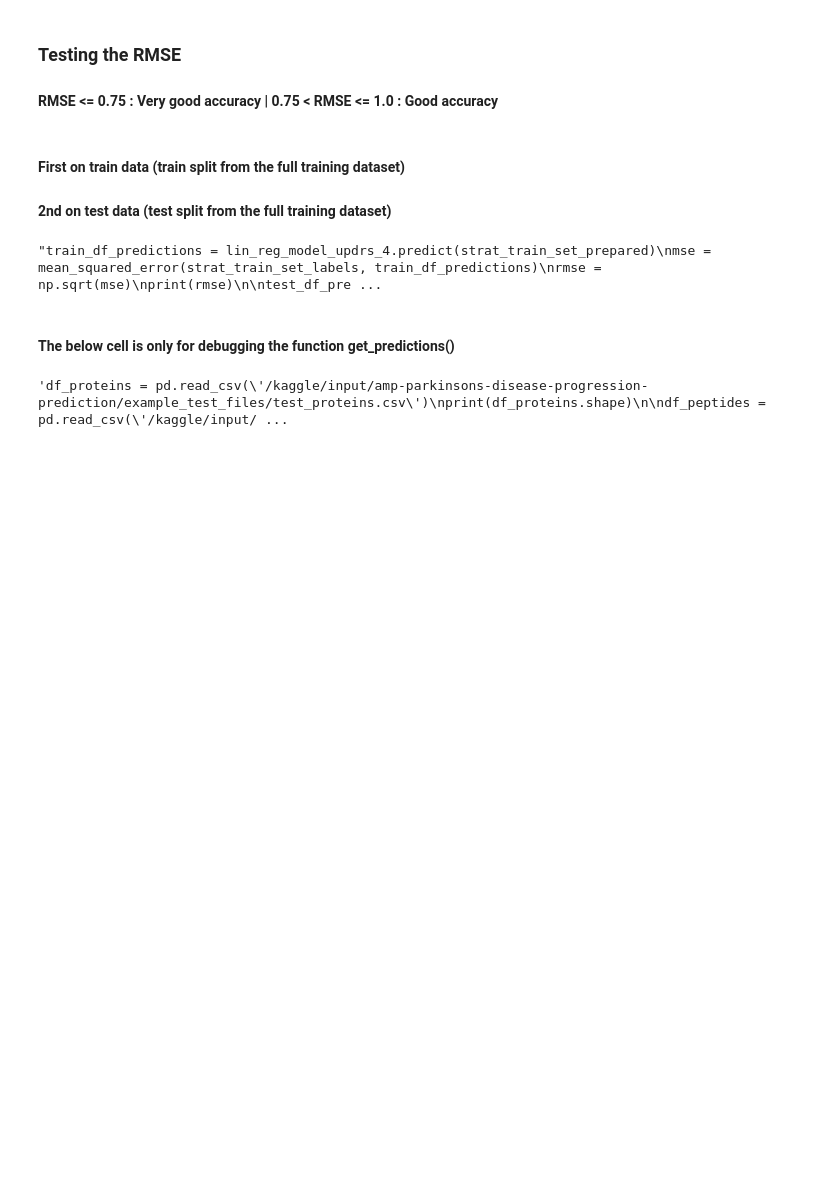
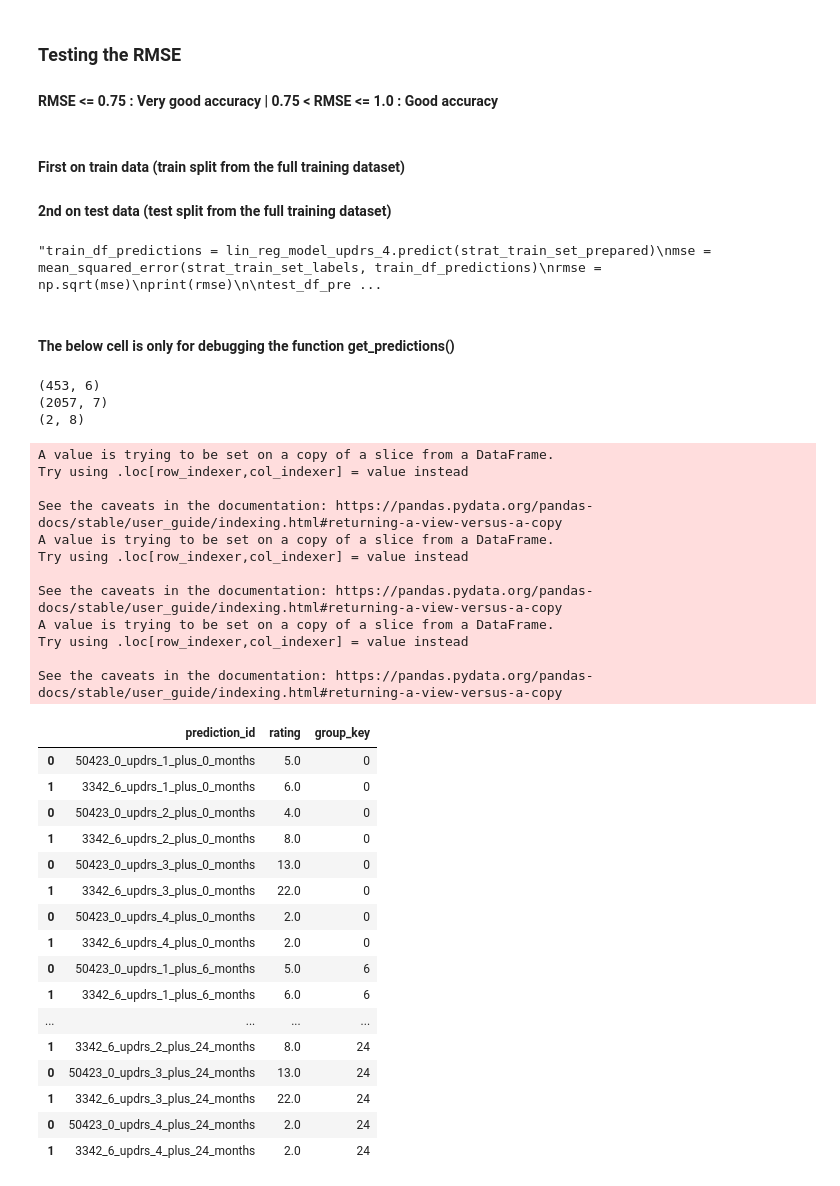
Before and after one commit to sumaniitm/AMP-parkinsons-disease-progression-prediction, a Jupyter notebook: amp-parkinson-s-disease-progression-prediction.ipynb, the cells around one changed output. Saved outputs shown, nothing was run; the diff lists cells and outputs as text; code cells hidden in the pictures; blank space fills up the shorter version.

Commit message:
Kaggle Notebook | AMP®-Parkinson's Disease Progression Prediction | Version 22

```diff
--- a/amp-parkinson-s-disease-progression-prediction.ipynb
+++ b/amp-parkinson-s-disease-progression-prediction.ipynb
@@ -278,7 +278,7 @@ model_dict"""
 # %% [markdown]
 #### The below cell is only for debugging the function get_predictions()
 # %%
-"""df_proteins = pd.read_csv('/kaggle/input/amp-parkinsons-disease-progression-prediction/example_test_files/test_proteins.csv')
+df_proteins = pd.read_csv('/kaggle/input/amp-parkinsons-disease-progression-prediction/example_test_files/test_proteins.csv')
 print(df_proteins.shape)
 
 df_peptides = pd.read_csv('/kaggle/input/amp-parkinsons-disease-progression-prediction/example_test_files/test_peptides.csv')
@@ -301,37 +301,69 @@ list_of_updrs_tests = ['updrs_1','updrs_2','updrs_3','updrs_4']
 new_features = full_test_data.groupby(['visit_id','visit_month']).agg(npx_mean=('NPX', 'mean'), npx_median=('NPX', 'median')
                                                                           , peptide_mean=('PeptideAbundance', 'mean'), peptide_median=('PeptideAbundance', 'median')
                                                           ).reset_index(level=['visit_id','visit_month'])
 
 full_test_data = pd.merge(full_test_data, new_features, on=['visit_id','visit_month'], how='inner')
 full_test_data = full_test_data.drop(columns=['NPX','PeptideAbundance'])
 full_test_data = full_test_data.drop_duplicates(keep='first')
 full_test_data = full_test_data[['visit_id','visit_month','npx_mean','npx_median','peptide_mean','peptide_median']]
 
 full_test_data = full_test_data.reset_index()
 full_test_data = full_test_data.drop(columns=['index'])
 
 df_prepared = full_pipeline.transform(full_test_data)
 print(df_prepared.shape)
 
 for u in list_of_updrs_tests:
     full_test_data['result_' + str(u)] = pd.DataFrame(model_dict[u].predict(df_prepared),columns=['rating']).round(decimals=0)
 
 result = pd.DataFrame()
 
 for m in [0, 6, 12, 24]:
     for u in [1, 2, 3, 4]:
         temp = full_test_data[['visit_id', 'result_updrs_' + str(u)]]
         temp['prediction_id'] = temp['visit_id'] + '_updrs_' + str(u) + '_plus_' + str(m) + '_months'
-        temp["rating"] = temp["result_updrs_" + str(u)]
-        temp = temp [['prediction_id', 'rating']]
+        temp['rating'] = temp['result_updrs_' + str(u)]
+        temp['group_key'] = str(m)
+        temp = temp [['prediction_id', 'rating', 'group_key']]
 
         result = result.append(temp)
 
 result = result.drop_duplicates(subset=['prediction_id', 'rating'])
 
-result"""
+result
 # %% [output]
-'df_proteins = pd.read_csv(\'/kaggle/input/amp-parkinsons-disease-progression-prediction/example_test_files/test_proteins.csv\')\nprint(df_proteins.shape)\n\ndf_peptides = pd.read_csv(\'/kaggle/input/ ...
+(453, 6)
+(2057, 7)
+(2, 8)
+A value is trying to be set on a copy of a slice from a DataFrame.
+Try using .loc[row_indexer,col_indexer] = value instead
+
+See the caveats in the documentation: https://pandas.pydata.org/pandas-docs/stable/user_guide/indexing.html#returning-a-view-versus-a-copy
+A value is trying to be set on a copy of a slice from a DataFrame.
+Try using .loc[row_indexer,col_indexer] = value instead
+
+See the caveats in the documentation: https://pandas.pydata.org/pandas-docs/stable/user_guide/indexing.html#returning-a-view-versus-a-copy
+A value is trying to be set on a copy of a slice from a DataFrame.
+Try using .loc[row_indexer,col_indexer] = value instead
+
+See the caveats in the documentation: https://pandas.pydata.org/pandas-docs/stable/user_guide/indexing.html#returning-a-view-versus-a-copy
+|  | prediction_id | rating | group_key |
+| 0 | 50423_0_updrs_1_plus_0_months | 5.0 | 0 |
+| 1 | 3342_6_updrs_1_plus_0_months | 6.0 | 0 |
+| 0 | 50423_0_updrs_2_plus_0_months | 4.0 | 0 |
+| 1 | 3342_6_updrs_2_plus_0_months | 8.0 | 0 |
+| 0 | 50423_0_updrs_3_plus_0_months | 13.0 | 0 |
+| 1 | 3342_6_updrs_3_plus_0_months | 22.0 | 0 |
+| 0 | 50423_0_updrs_4_plus_0_months | 2.0 | 0 |
+| 1 | 3342_6_updrs_4_plus_0_months | 2.0 | 0 |
+| 0 | 50423_0_updrs_1_plus_6_months | 5.0 | 6 |
+| 1 | 3342_6_updrs_1_plus_6_months | 6.0 | 6 |
+| ... | ... | ... | ... |
+| 1 | 3342_6_updrs_2_plus_24_months | 8.0 | 24 |
+| 0 | 50423_0_updrs_3_plus_24_months | 13.0 | 24 |
+| 1 | 3342_6_updrs_3_plus_24_months | 22.0 | 24 |
+| 0 | 50423_0_updrs_4_plus_24_months | 2.0 | 24 |
+| 1 | 3342_6_updrs_4_plus_24_months | 2.0 | 24 |
 # %%
 def get_predictions(df_proteins, df_peptides, model_dict, sklearn_pipeline):
     pro_pep_join = pd.merge(df_proteins, df_peptides, on=['patient_id','visit_id','visit_month','UniProt'], how='inner')
```
Also changed, not shown: parts of 2 cells of this notebook.
